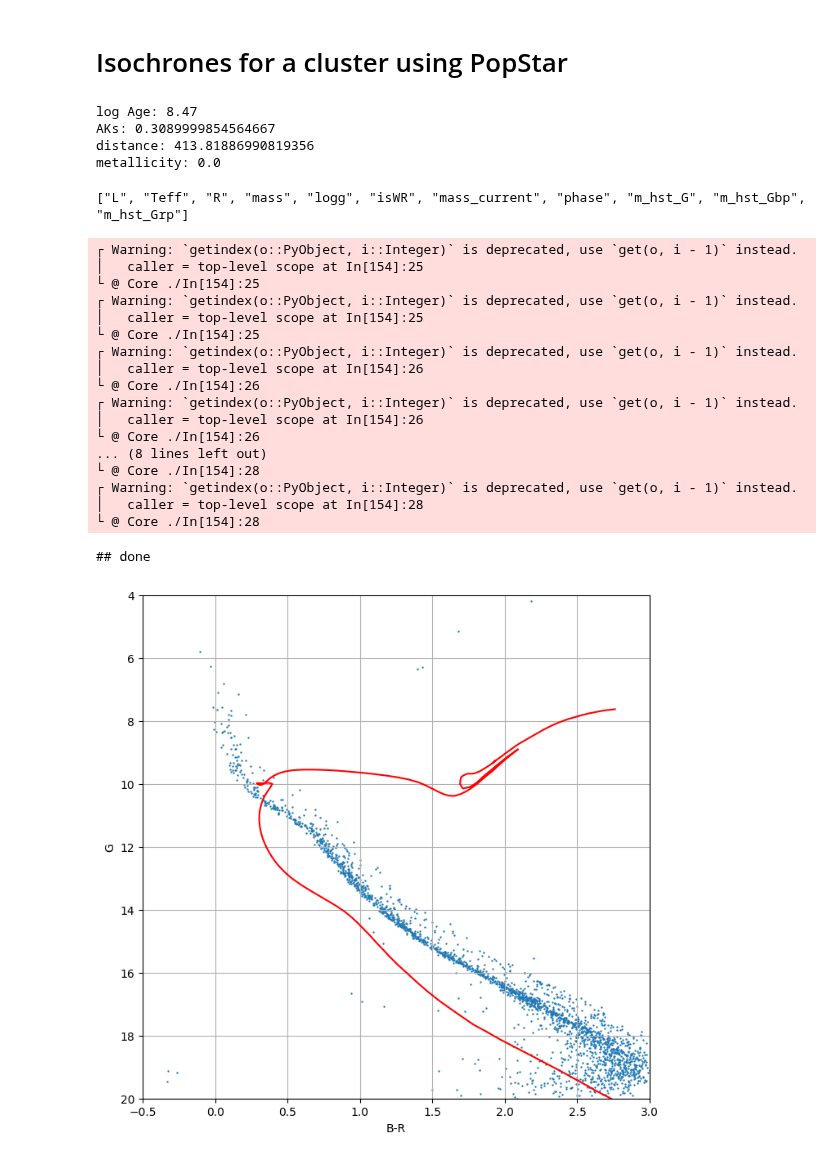
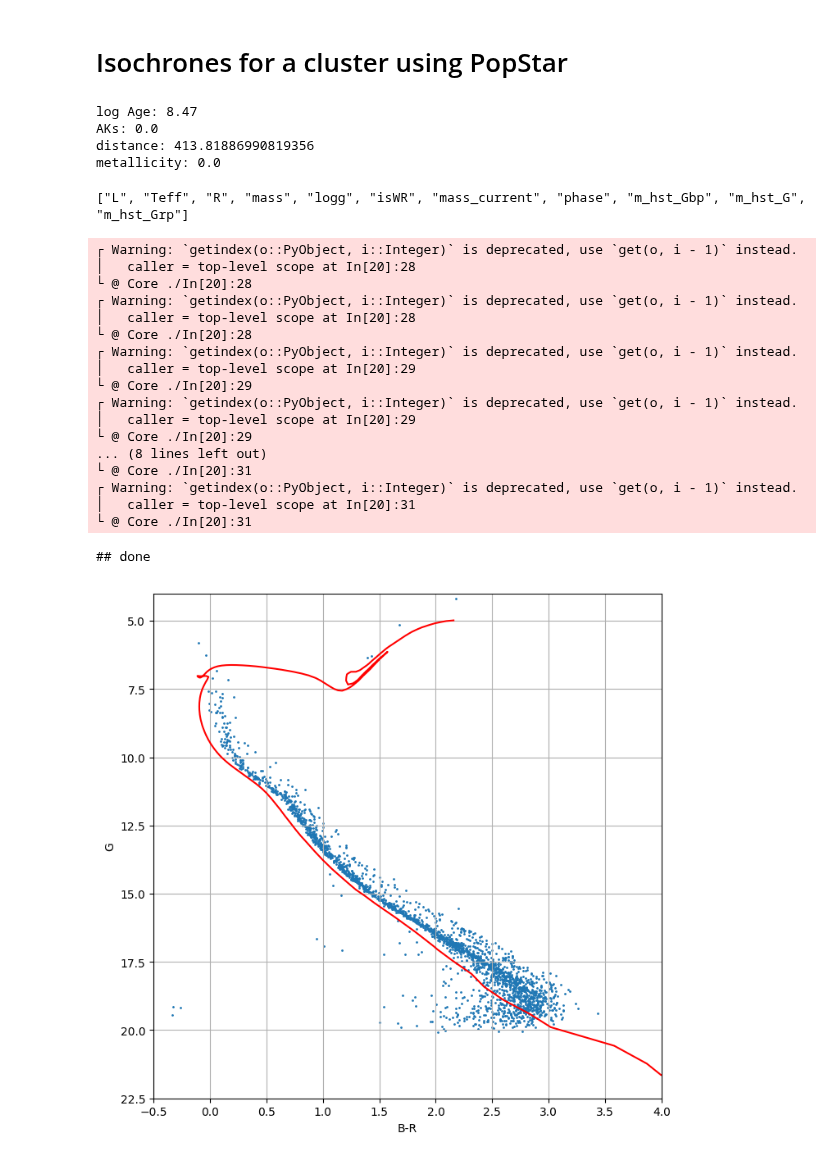
Before and after one commit to bosscha/gaia-shock, a Jupyter notebook: notebooks/analysis/isochroneOC.ipynb, the cells around one changed output. Saved outputs shown, nothing was run; the diff lists cells and outputs as text; code cells hidden in the pictures.

```diff
--- a/notebooks/analysis/isochroneOC.ipynb
+++ b/notebooks/analysis/isochroneOC.ipynb
@@ -28,8 +28,11 @@ ocdir   = "$rootdir/products/oc2"
 
 cd(wdir)
 # %%
-# ocfile= "ASCC 23-1.9deg-oc.csv"
-ocfile= "NGC 2516-3.5deg-oc.csv"
+#ocfile= "ASCC 23-1.9deg-oc.csv"
+ ocfile= "NGC 2516-3.5deg-oc.csv"
+# ocfile= "NGC 2632-15.5deg-oc.csv"
+# ocfile= "NGC 6475-3.5deg-oc.csv"
+# ocfile= "NGC 2318-1.0deg-oc.csv"
 df= CSV.read("$ocdir/$ocfile", delim= ";")
 
 agmedian= median(df.ag[.! isnan.(df.ag)])
@@ -38,6 +41,7 @@ distance= median(df.distance)
 # Define isochrone parameters
 logAge = 8.47  # Age in log(years)
 AKs = agmedian # extinction in mags
+AKs= 0.00
 dist = distance # distance in parsec
 metallicity = 0.0 # Metallicity in [M/H]
 
@@ -47,7 +51,7 @@ println("distance: $dist")
 println("metallicity: $metallicity")
 # %% [output]
 log Age: 8.47
-AKs: 0.3089999854564667
+AKs: 0.0
 distance: 413.81886990819356
 metallicity: 0.0
 # %%
@@ -57,7 +61,9 @@ atm_func = atmospheres.get_merged_atmosphere
 red_law = reddening.RedLawHosek18b()
 
 ## Filter
-filt_list = ["gaia,dr2_rev,G", "gaia,dr2_rev,Gbp","gaia,dr2_rev,Grp"]
+filt_list = [ "gaia,dr2_rev,Gbp", "gaia,dr2_rev,G"  ,"gaia,dr2_rev,Grp"]
+#filt_list= ["ubv,V", "ubv,B", "ubv,R"]
+#filt_list = ["wfc3,ir,f127m", "wfc3,ir,f139m", "wfc3,ir,f153m"]
 
 iso = synthetic.IsochronePhot(logAge, AKs, dist, metallicity=metallicity,
                             evo_model=evo_model, atm_func=atm_func,
@@ -73,55 +79,58 @@ mass= zeros(ndata)
 Gmag= zeros(ndata)
 BPmag= zeros(ndata)
 RPmag= zeros(ndata)
+color= zeros(ndata)
 
 for i in 1:ndata
     mass[i]= data[i][4]
-    Gmag[i]= data[i][9]
-    BPmag[i]= data[i][10]
+    Gmag[i]= data[i][10]
+    BPmag[i]= data[i][9]
     RPmag[i]= data[i][11]
+    color[i]= BPmag[i]-RPmag[i]
 end
 
 ## Cluster
 BmR= df.bp .- df.rp
 GMAG= df.gbar + 5 .* log10.(df.distance) .- 17.
 
+
 println("## done")
 # %% [output]
-["L", "Teff", "R", "mass", "logg", "isWR", "mass_current", "phase", "m_hst_G", "m_hst_Gbp", "m_hst_Grp"]
+["L", "Teff", "R", "mass", "logg", "isWR", "mass_current", "phase", "m_hst_Gbp", "m_hst_G", "m_hst_Grp"]
 ┌ Warning: `getindex(o::PyObject, i::Integer)` is deprecated, use `get(o, i - 1)` instead.
-│   caller = top-level scope at In[154]:25
-└ @ Core ./In[154]:25
+│   caller = top-level scope at In[20]:28
+└ @ Core ./In[20]:28
 ┌ Warning: `getindex(o::PyObject, i::Integer)` is deprecated, use `get(o, i - 1)` instead.
-│   caller = top-level scope at In[154]:25
-└ @ Core ./In[154]:25
+│   caller = top-level scope at In[20]:28
+└ @ Core ./In[20]:28
 ┌ Warning: `getindex(o::PyObject, i::Integer)` is deprecated, use `get(o, i - 1)` instead.
-│   caller = top-level scope at In[154]:26
-└ @ Core ./In[154]:26
+│   caller = top-level scope at In[20]:29
+└ @ Core ./In[20]:29
 ┌ Warning: `getindex(o::PyObject, i::Integer)` is deprecated, use `get(o, i - 1)` instead.
-│   caller = top-level scope at In[154]:26
-└ @ Core ./In[154]:26
+│   caller = top-level scope at In[20]:29
+└ @ Core ./In[20]:29
 ... (8 lines left out)
-└ @ Core ./In[154]:28
+└ @ Core ./In[20]:31
 ┌ Warning: `getindex(o::PyObject, i::Integer)` is deprecated, use `get(o, i - 1)` instead.
-│   caller = top-level scope at In[154]:28
-└ @ Core ./In[154]:28
+│   caller = top-level scope at In[20]:31
+└ @ Core ./In[20]:31
 ## done
 # %%
 ### plots the CMD and isochrones
 
 fig= PyPlot.figure(figsize=(8,8))
 
 ax = PyPlot.subplot(111)
 PyPlot.grid("on")
 
-PyPlot.xlim(-0.5,3)
-PyPlot.ylim(20,4)
-PyPlot.scatter(BmR, GMAG, s=0.5)
+PyPlot.xlim(-0.5,4)
+PyPlot.ylim(22.5,4)
+PyPlot.scatter(BmR, GMAG, s=1)
 PyPlot.plot( BPmag .- RPmag, Gmag, "r-")
 
 # PyPlot.plot(iso["points"][:][10] .- iso.points[:][11], iso.points[:][9], "r-")
 PyPlot.ylabel("G")
 PyPlot.xlabel("B-R")
 PyPlot.show()
 # %% [output]
-[figure, old version]
+[figure, new version]
```
Also changed, not shown: parts of 2 cells of this notebook, 2 other files.
